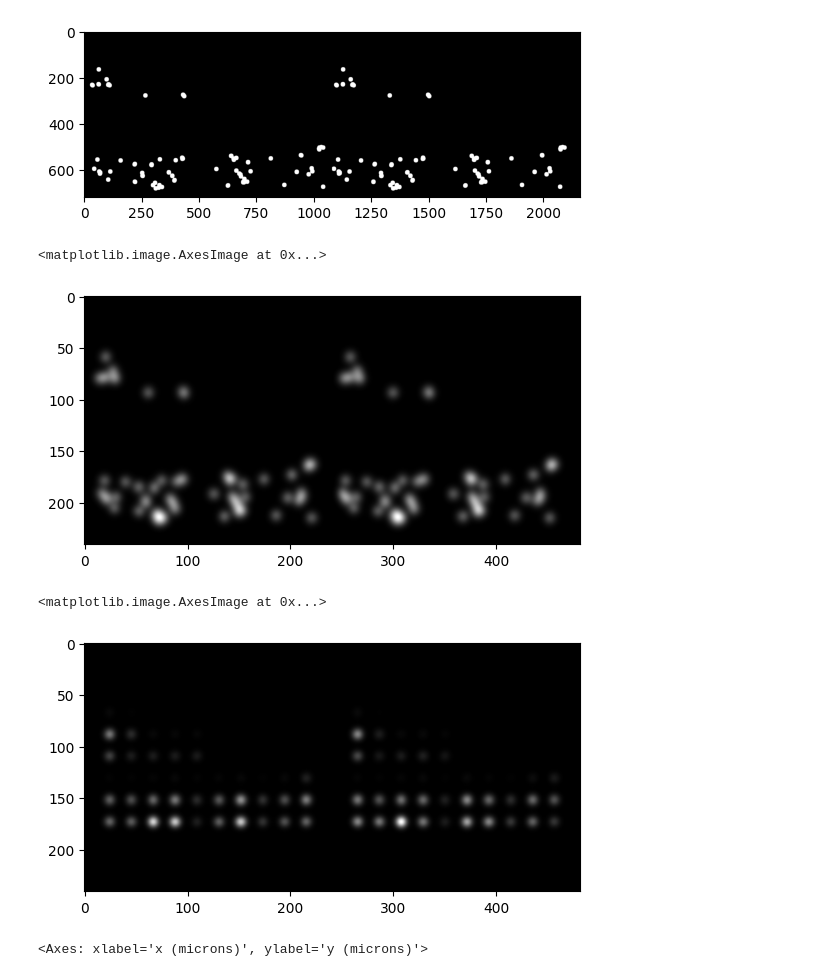
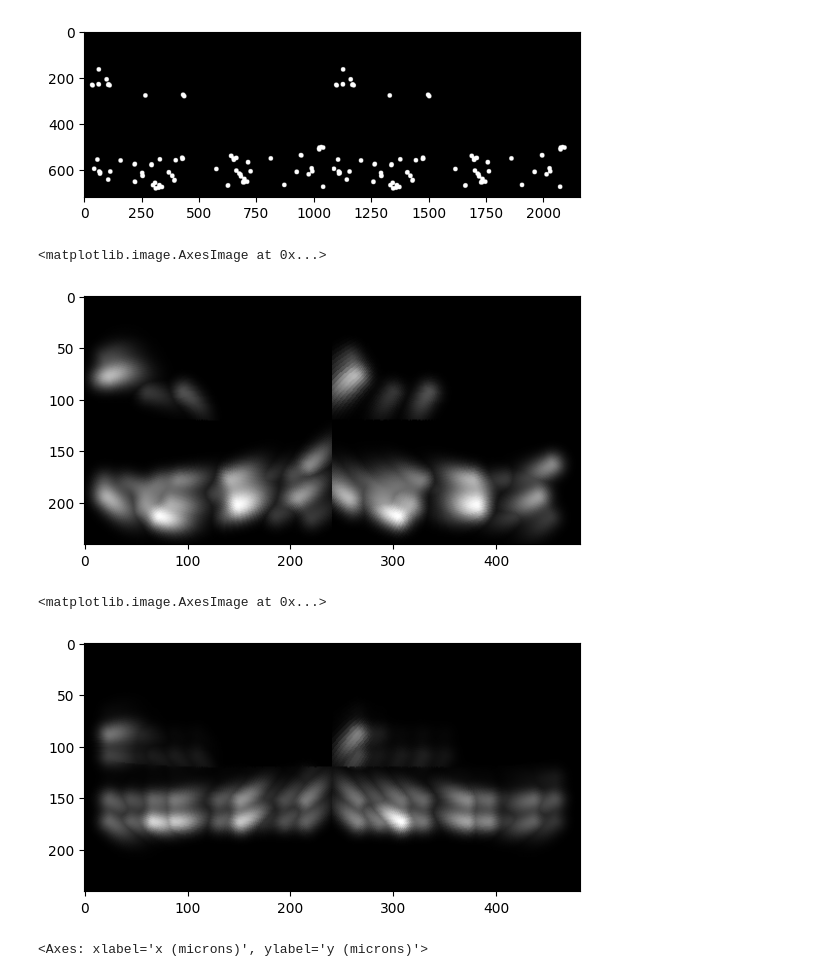
Before and after one commit to csirlin/StereoSight, a Jupyter notebook: depth.ipynb, the cells around one changed output. Drawn from its saved outputs; the diff is of its cells as text; code cells hidden in the pictures.

```diff
--- a/depth.ipynb
+++ b/depth.ipynb
@@ -67,4 +67,10 @@ plt.imshow(img_and_warped)
 ### pulse2percept time ###
 scoreboard = p2p.models.ScoreboardModel(xrange=(-12, 12), yrange=(-12, 12), xystep=0.1, rho=100)
 scoreboard.build()
+
+axon_left = p2p.models.AxonMapModel(xrange=(-12, 12), yrange=(-12, 12), xystep=0.1, eye="LE")
+axon_left.build()
+
+axon_right = p2p.models.AxonMapModel(xrange=(-12, 12), yrange=(-12, 12), xystep=0.1, eye="RE")
+axon_right.build()
 # %% [output]
@@ -80,7 +89,8 @@ ScoreboardModel(engine=None, grid_type='rectangular',
 # %%
-big_prosthetic = utils.get_big_prosthesis()
-big_percept_left = utils.get_percept_data_from_image(img, scoreboard, big_prosthetic)
-big_percept_right = utils.get_percept_data_from_image(warped_image, scoreboard, big_prosthetic)
+big_prosthetic_left = utils.get_big_prosthesis("LE")
+big_prosthetic_right = utils.get_big_prosthesis("RE")
+big_percept_left = utils.get_percept_data_from_image(img, axon_left, big_prosthetic_left)
+big_percept_right = utils.get_percept_data_from_image(warped_image, axon_right, big_prosthetic_right)
 
 # idealized percepts still have the effect!
 percept_side_by_side = np.hstack((big_percept_left, big_percept_right))
@@ -146,25 +169,25 @@ plt.imshow(percept_side_by_side, cmap='gray')
 # %%
 # map these key points onto electodes
 # dumb way: use the image as a stimulus
 # smart way: use the keypoints to trigger particular electrodes
 # try both of these with big_prosthetic and argusII.
 
 # image stim big prosthetic - sort of works
-keypoints_big_left = utils.get_percept_data_from_image(kp_left_img, scoreboard, big_prosthetic)
-keypoints_big_right = utils.get_percept_data_from_image(kp_right_img, scoreboard, big_prosthetic)
+keypoints_big_left = utils.get_percept_data_from_image(kp_left_img, axon_left, big_prosthetic_left)
+keypoints_big_right = utils.get_percept_data_from_image(kp_right_img, axon_right, big_prosthetic_right)
 percept_side_by_side = np.hstack((keypoints_big_left, keypoints_big_right))
 plt.imshow(percept_side_by_side, cmap='gray')
 # %% [output]
 <matplotlib.image.AxesImage at 0x...>
-[figure, old version]
+[figure, new version]
 # %%
 # image stim argus II - I don't think it really works
-keypoints_argus_left = utils.get_percept_data_from_image(kp_left_img, scoreboard, argus)
-keypoints_argus_right = utils.get_percept_data_from_image(kp_right_img, scoreboard, argus)
+keypoints_argus_left = utils.get_percept_data_from_image(kp_left_img, axon_left, argus_left)
+keypoints_argus_right = utils.get_percept_data_from_image(kp_right_img, axon_right, argus_right)
 percept_side_by_side = np.hstack((keypoints_argus_left, keypoints_argus_right))
 plt.imshow(percept_side_by_side, cmap='gray')
 # %% [output]
 <matplotlib.image.AxesImage at 0x...>
-[figure, old version]
+[figure, new version]
 # %%
 scoreboard.plot()
```
Also changed, not shown: parts of 10 cells of this notebook, 1 other file.
